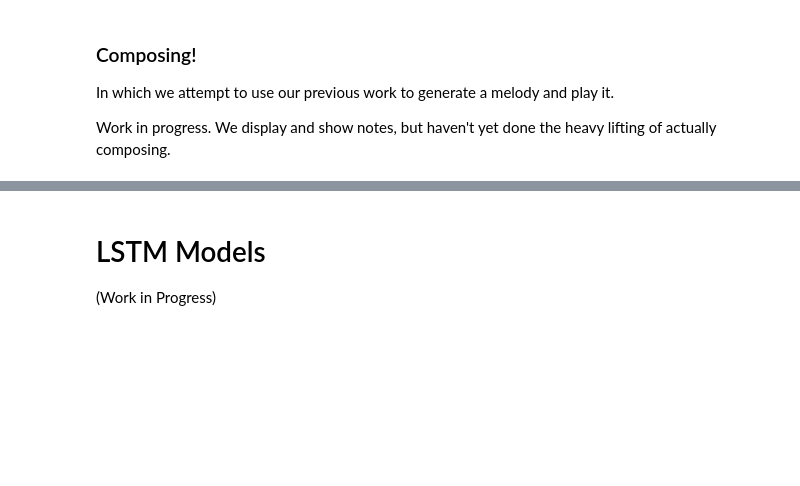
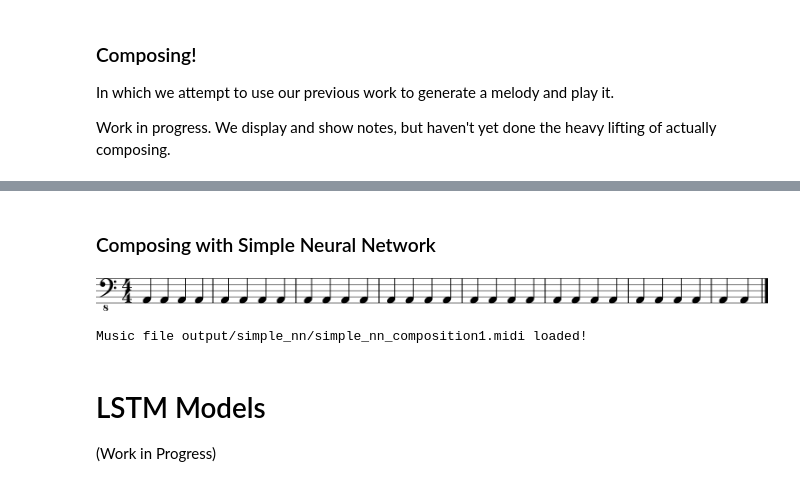
Before and after one commit to joycex99/JamJeneration, a Jupyter notebook: music_sampling.ipynb, the cells around one changed output, grey strips where cells are left out. Cells and saved outputs as stored; diff of their text form; code cells hidden in the pictures; blank space fills up the shorter version.

```diff
--- a/music_sampling.ipynb
+++ b/music_sampling.ipynb
@@ -397,0 +400,11 @@ Music file output/logreg_composition2.midi loaded!
+# %%
+input_dim = len(simple_X_train[0])
+output_dim = len(simple_y_train[0])
+simple_nn_model = Sequential()
+simple_nn_model.add(Dense(16, input_dim=input_dim, kernel_regularizer=regularizers.l2(0.001), activation='relu'))
+simple_nn_model.add(Dense(32, kernel_regularizer=regularizers.l2(0.001), activation='relu'))
+simple_nn_model.add(Dense(output_dim, activation='softmax'))
+# %%
+simple_nn_model.compile(loss='categorical_crossentropy', optimizer='adam')
+# %%
+simple_nn_history = simple_nn_model.fit(simple_X_train, simple_y_train, validation_split=0.1, epochs=150, batch_size=256)
@@ -398,3 +429,11 @@ Music file output/logreg_composition2.midi loaded!
+# %% [markdown]
+### Composing with Simple Neural Network
+# %%
+simple_nn_composition = compose(simple_nn_model, 30, 10, simple_vectorizer, songify_features_simple, None)
+play_stream(simple_nn_composition, save_path='output/simple_nn/simple_nn_composition1.midi')
+# %% [output]
+[figure, added]
+Music file output/simple_nn/simple_nn_composition1.midi loaded!
 # %% [markdown]
 # LSTM Models
 
```
Also changed, not shown: parts of 12 cells of this notebook, 21 other files.
